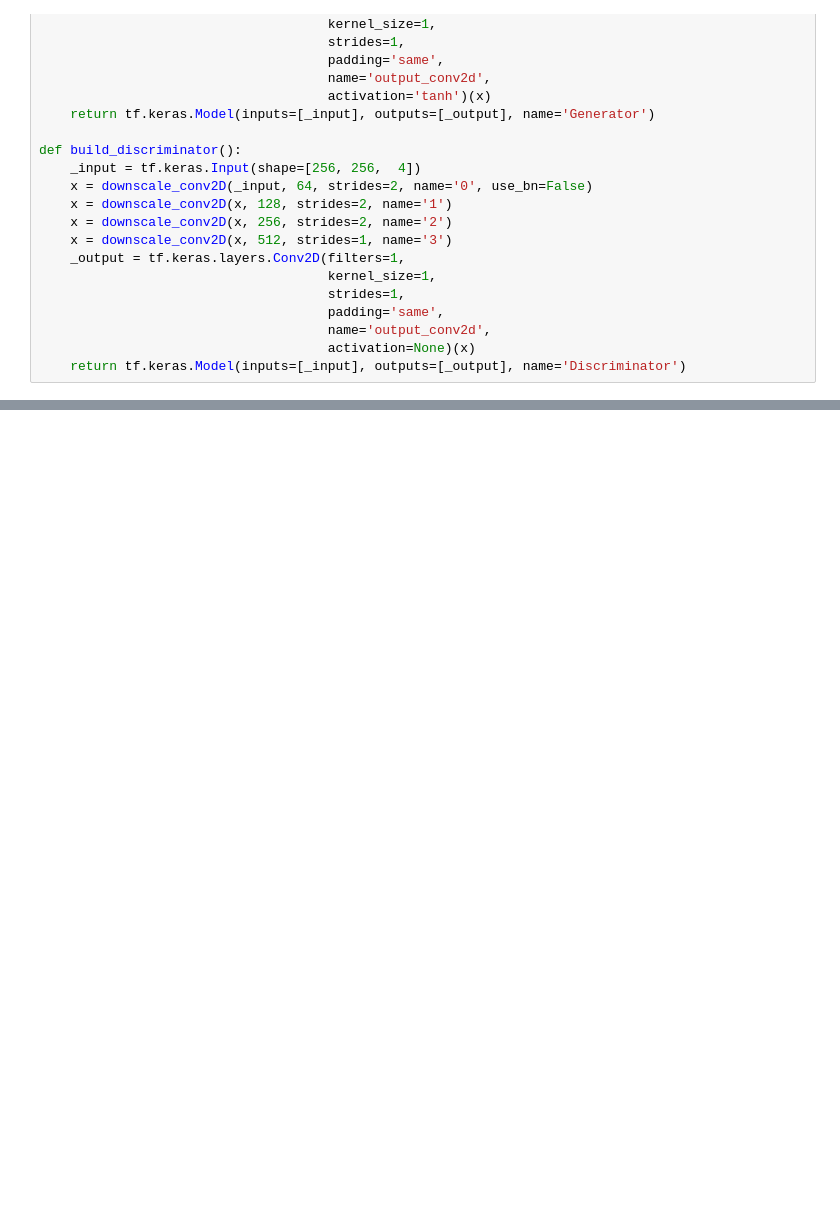
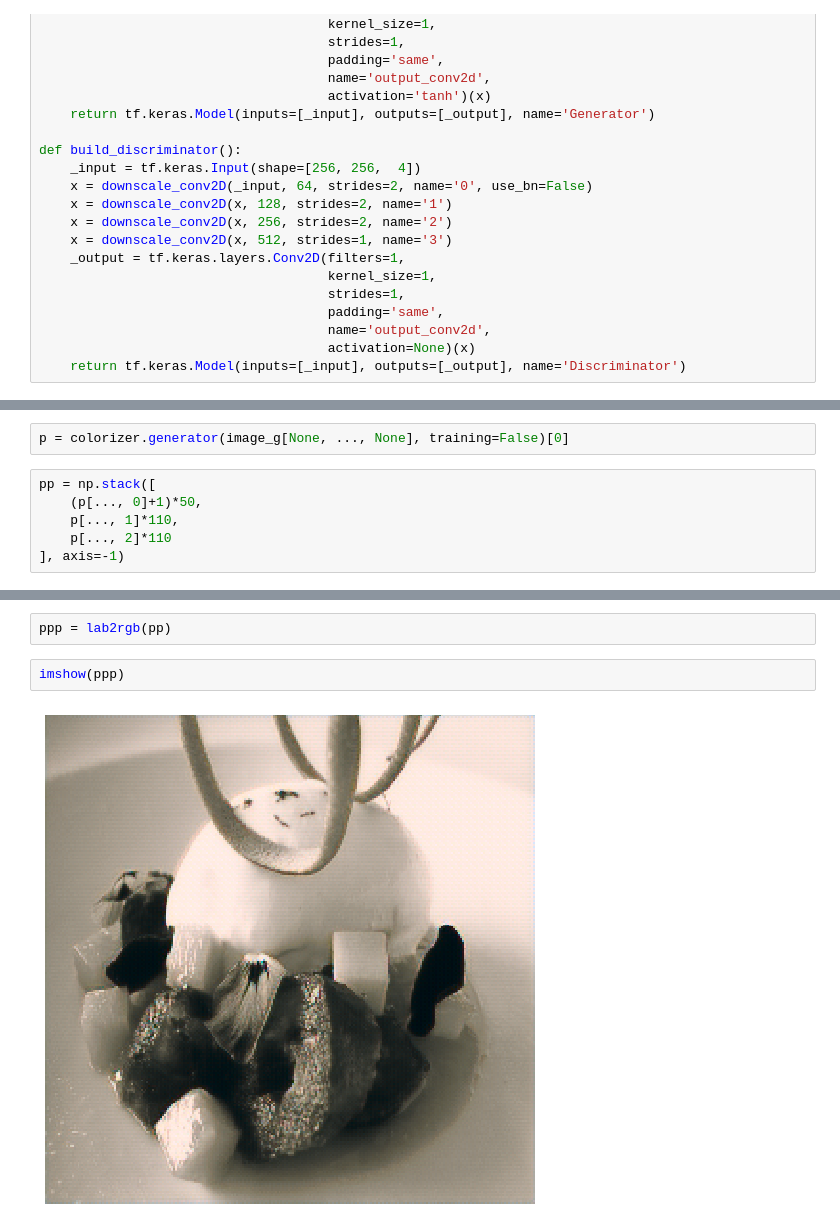
Before and after one commit to srihari-humbarwadi/image_colorization_gan_tf2.0, a Jupyter notebook: model/train.ipynb, the cells around one changed output, grey strips where cells are left out. Saved outputs shown, nothing was run; the diff lists cells and outputs as text; blank space fills up the shorter version.

```diff
--- a/model/train.ipynb
+++ b/model/train.ipynb
@@ -337,0 +382,8 @@ KeyboardInterrupt: ignored
+# %%
+p = colorizer.generator(image_g[None, ..., None], training=False)[0]
+# %%
+pp = np.stack([
+    (p[..., 0]+1)*50,
+    p[..., 1]*110,
+    p[..., 2]*110
+], axis=-1)
@@ -337,0 +394,6 @@ KeyboardInterrupt: ignored
+# %%
+ppp = lab2rgb(pp)
+# %%
+imshow(ppp)
+# %% [output]
+[figure, added]
```
Also changed, not shown: parts of 8 cells of this notebook.
